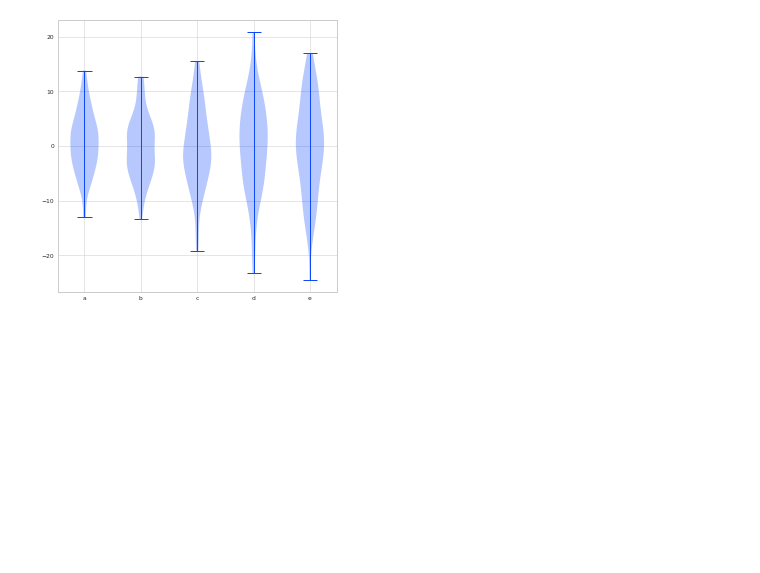
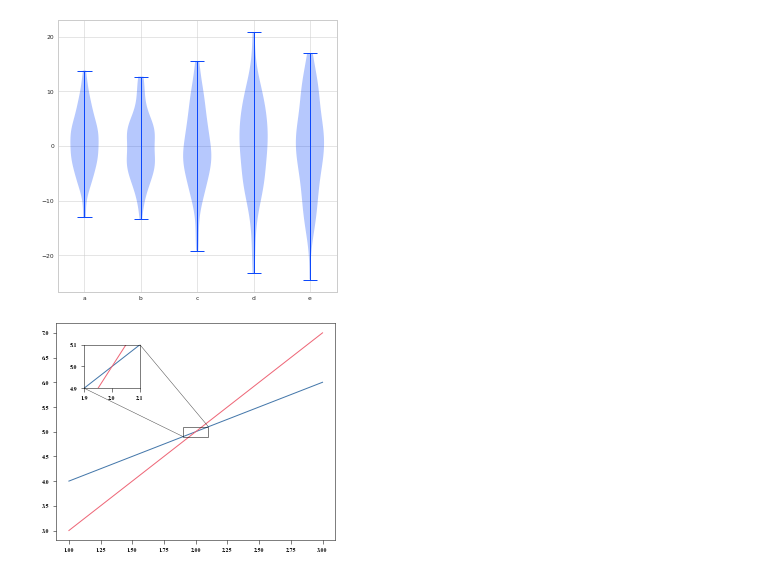
Before and after one commit to MTandHJ/freeplot, a Jupyter notebook: gallery.ipynb, the cells around one changed output. Drawn from its saved outputs; the diff is of its cells as text; code cells hidden in the pictures; blank space fills up the shorter version.

```diff
--- a/gallery.ipynb
+++ b/gallery.ipynb
@@ -178,3 +178,20 @@ fp.violinplot(x=['a', 'b', 'c', 'd', 'e'], y=all_data, index=(0, 0)) # if x is N
 fp.fig
 # %% [output]
 [figure]
+# %%
+# inset zoom
+fp = FreePlot((1, 1), (5, 4))
+
+fp.lineplot([1, 2, 3], [4, 5, 6], label='a')
+fp.lineplot([1, 2, 3], [3, 5, 7], label='b')
+axins, patch, lines = fp.inset_axes( # use inset axes to add a zoomed subgraph
+    xlims=(1.9, 2.1), # xlims and ylims determines
+    ylims=(4.9, 5.1), # the region to be zoomed
+    bounds=(0.1, 0.7, 0.2, 0.2), # bounds: [x0, y0, width, height], x0, y0 is the location of lower left point;
+    index=(0, 0),                # note that these values is according to the full ax, in [0, 1] actually.
+    style='line'           # !!! this style should be the same style applied to original ax; for instance, the default style for lineplot
+)                         # is 'line', so the style for inset_axes is 'line' as well.
+fp.lineplot([1, 2, 3], [4, 5, 6], label='a', index=axins) # You must to plot again on axins (the insetted ax) to fill the artists.
+fp.lineplot([1, 2, 3], [3, 5, 7], label='b', index=axins)
+# %% [output]
+[figure, added]
```
Also changed, not shown: 1 other file.
